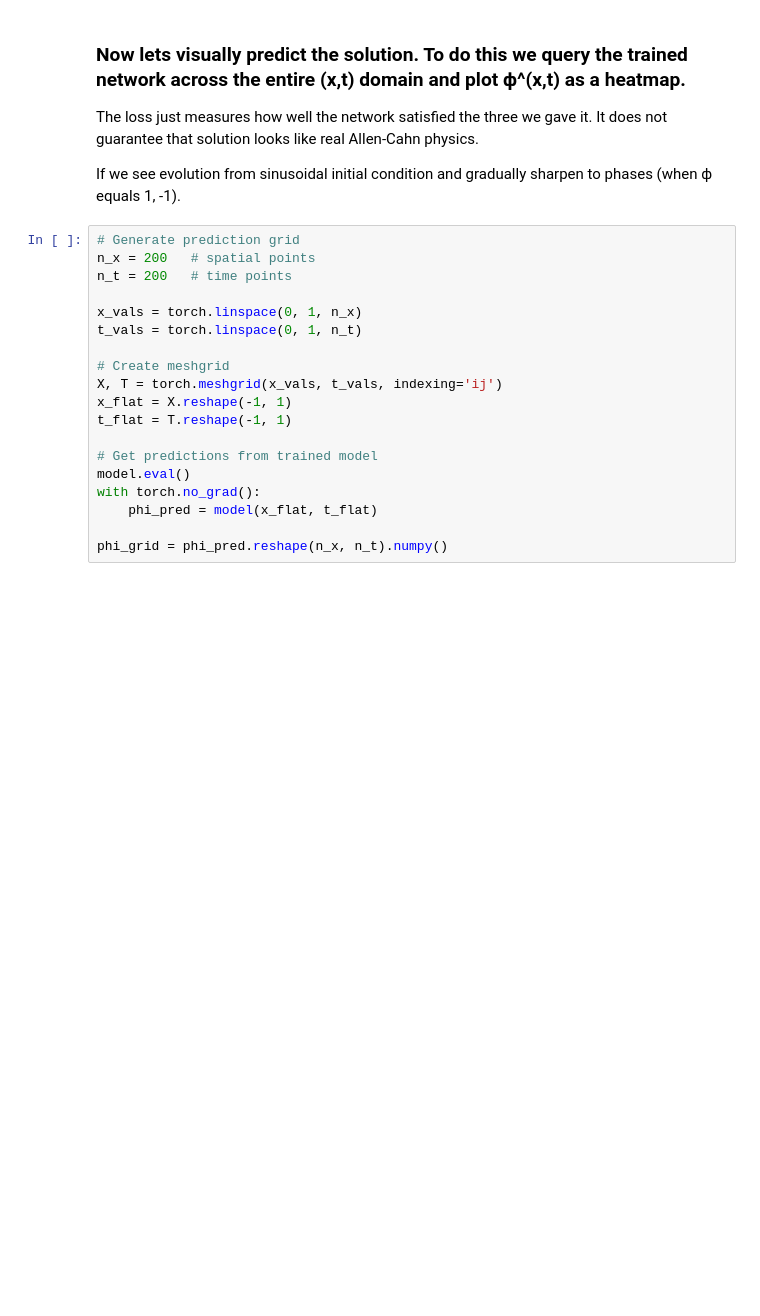
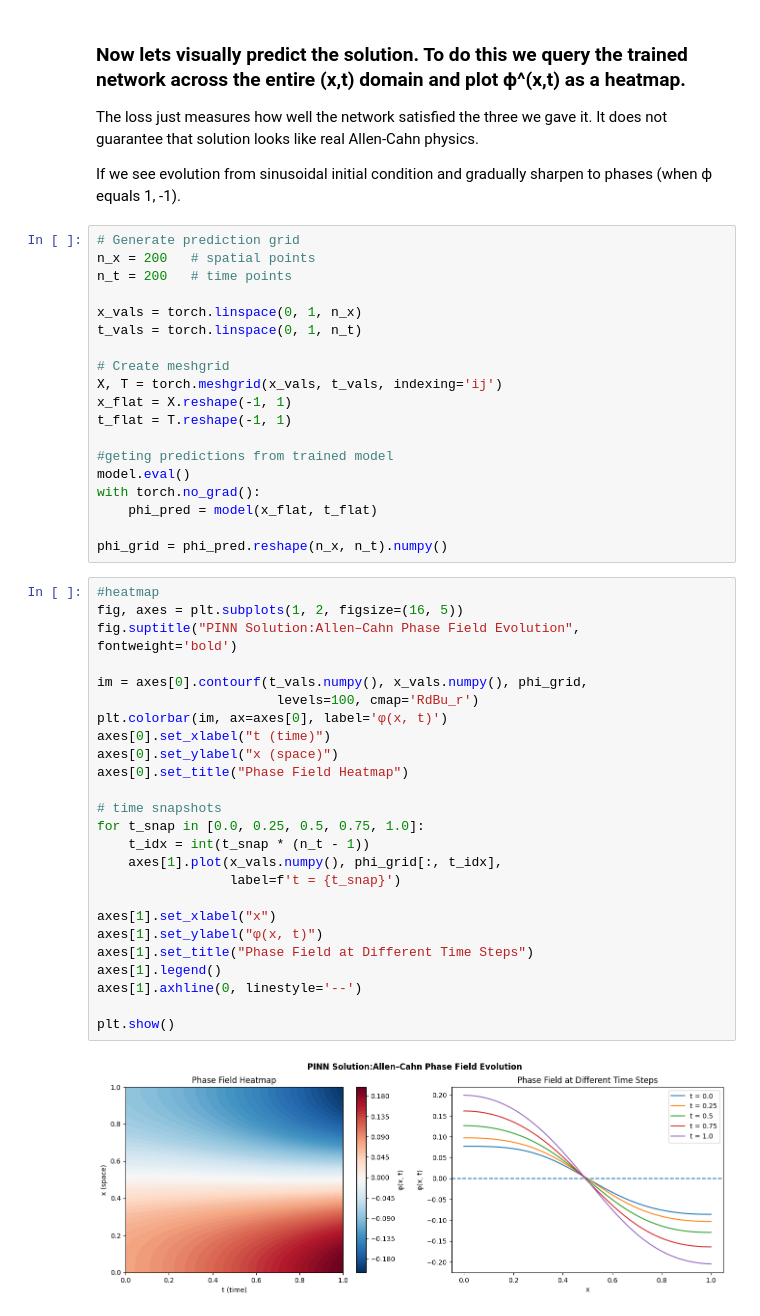
Before and after one commit to NeelPhere/Physics-Informed-Neural-Network-for-PDE, a Jupyter notebook: PINN.ipynb, the cells around one changed output. Drawn from its saved outputs; the diff is of its cells as text; blank space fills up the shorter version.

Commit message:
visualizing heat map

```diff
--- a/PINN.ipynb
+++ b/PINN.ipynb
@@ -259,9 +259,36 @@ X, T = torch.meshgrid(x_vals, t_vals, indexing='ij')
 x_flat = X.reshape(-1, 1)
 t_flat = T.reshape(-1, 1)
 
-# Get predictions from trained model
+#geting predictions from trained model
 model.eval()
 with torch.no_grad():
     phi_pred = model(x_flat, t_flat)
 
 phi_grid = phi_pred.reshape(n_x, n_t).numpy()
+# %%
+#heatmap
+fig, axes = plt.subplots(1, 2, figsize=(16, 5))
+fig.suptitle("PINN Solution:Allen–Cahn Phase Field Evolution", fontweight='bold')
+
+im = axes[0].contourf(t_vals.numpy(), x_vals.numpy(), phi_grid,
+                       levels=100, cmap='RdBu_r')
+plt.colorbar(im, ax=axes[0], label='φ(x, t)')
+axes[0].set_xlabel("t (time)")
+axes[0].set_ylabel("x (space)")
+axes[0].set_title("Phase Field Heatmap")
+
+# time snapshots
+for t_snap in [0.0, 0.25, 0.5, 0.75, 1.0]:
+    t_idx = int(t_snap * (n_t - 1))
+    axes[1].plot(x_vals.numpy(), phi_grid[:, t_idx],
+                 label=f't = {t_snap}')
+
+axes[1].set_xlabel("x")
+axes[1].set_ylabel("φ(x, t)")
+axes[1].set_title("Phase Field at Different Time Steps")
+axes[1].legend()
+axes[1].axhline(0, linestyle='--')
+
+plt.show()
+# %% [output]
+[figure, added]
```
